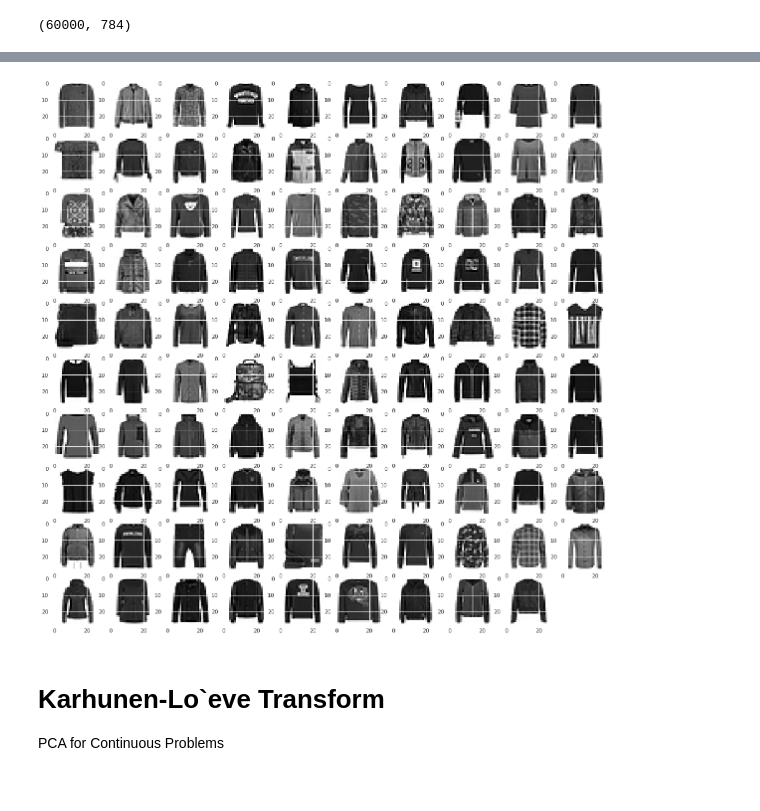
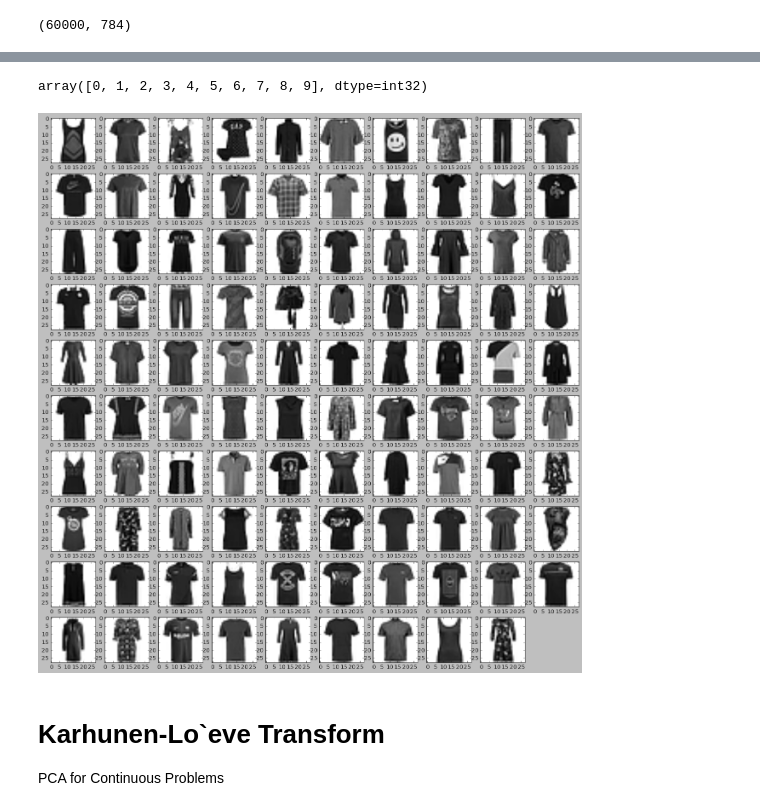
Before and after one commit to matteoalberti/Lectures_introUML_Experis2020, a Jupyter notebook: Dimensionality_Reduction/Day2.ipynb, the cells around one changed output, grey strips where cells are left out. Cells and saved outputs as stored; diff of their text form; code cells hidden in the pictures.

```diff
--- a/Dimensionality_Reduction/Day2.ipynb
+++ b/Dimensionality_Reduction/Day2.ipynb
@@ -580,26 +610,30 @@ Number of components after PCA : 0.9 of the variance = 84
 # %%
 kmeans = KMeans(n_clusters=10,init='k-means++',max_iter=300, n_init=12, random_state=0).fit(components)
+# %%
+np.unique(kmeans.labels_)
+# %% [output]
+array([0, 1, 2, 3, 4, 5, 6, 7, 8, 9], dtype=int32)
 # %%
 G = len(np.unique(kmeans.labels_)) #Number of labels
 #2D matrix  for an array of indexes of the given label
 cluster_index= [[] for i in range(G)]
 for i, label in enumerate(kmeans.labels_,0):
     for n in range(G):
         if label == n:
             cluster_index[n].append(i)
         else:
             continue
 #Visualisation for clusters = clust
 plt.figure(figsize=(20,20));
-clust = 3 #enter label number to visualise
+clust = 1 #enter label number to visualise
 num = 100 #num of data to visualize from the cluster
 for i in range(1,num):
     plt.subplot(10, 10, i); #(Number of rows, Number of column per row, item number)
     plt.imshow(x_train[cluster_index[clust][i+10]].reshape(x_train.shape[1], x_train.shape[2]), cmap = plt.cm.binary);
 
 plt.show()
 # %% [output]
-[figure, old version]
+[figure, new version]
 # %% [markdown]
 # Karhunen-Lo`eve Transform
 
```
Also changed, not shown: parts of 9 cells of this notebook.
